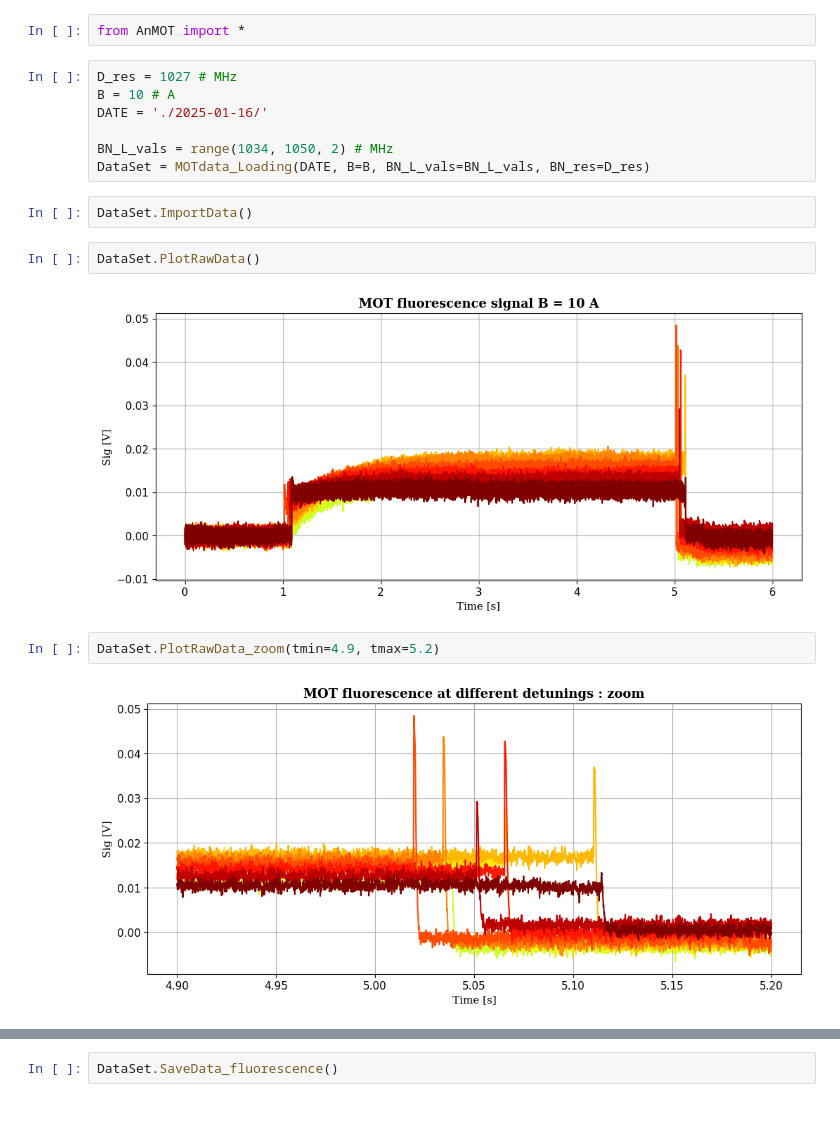
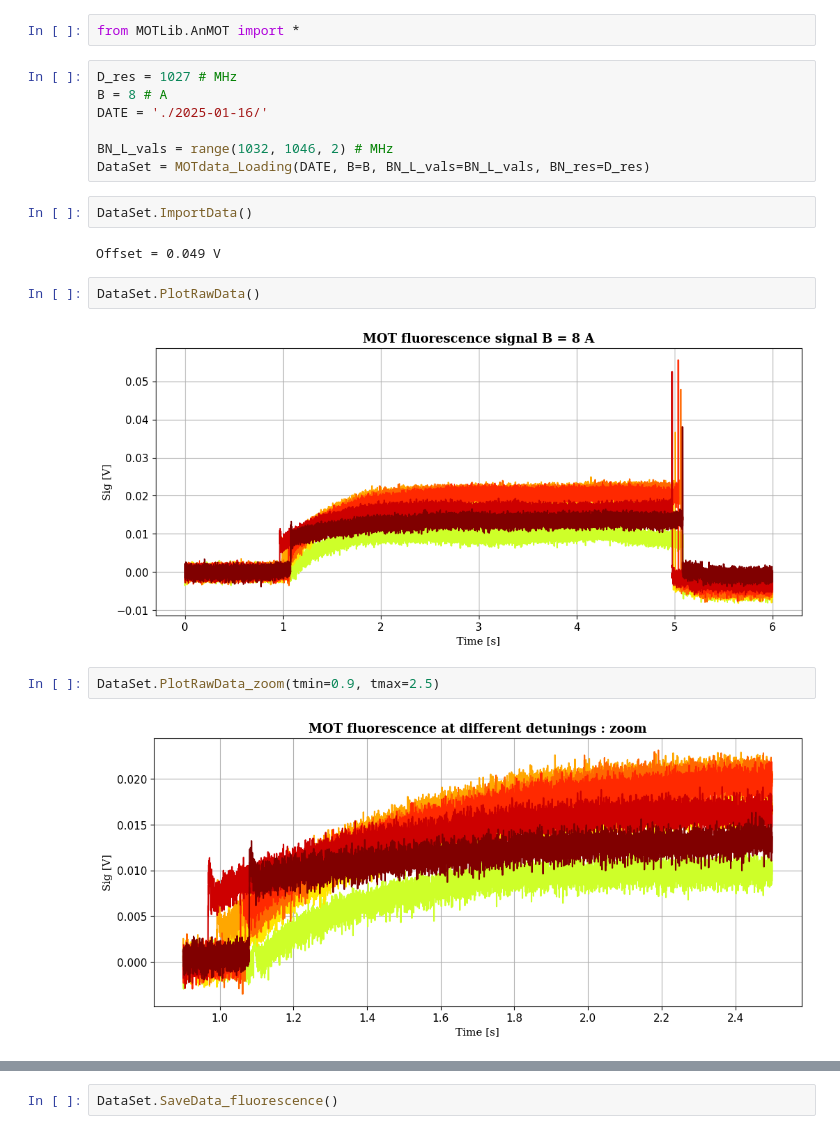
Before and after one commit to Leonardo-Razzai/MOT, a Jupyter notebook: Data/varying_B_and_D/different_DL_analysis.ipynb, the cells around one changed output, grey strips where cells are left out. Drawn from its saved outputs; the diff is of its cells as text.

```diff
--- a/Data/varying_B_and_D/different_DL_analysis.ipynb
+++ b/Data/varying_B_and_D/different_DL_analysis.ipynb
@@ -1,20 +1,22 @@
 # %%
-from AnMOT import *
+from MOTLib.AnMOT import *
 # %%
 D_res = 1027 # MHz
-B = 10 # A
+B = 8 # A
 DATE = './2025-01-16/'
 
-BN_L_vals = range(1034, 1050, 2) # MHz
+BN_L_vals = range(1032, 1046, 2) # MHz
 DataSet = MOTdata_Loading(DATE, B=B, BN_L_vals=BN_L_vals, BN_res=D_res)
 # %%
 DataSet.ImportData()
+# %% [output]
+Offset = 0.049 V
 # %%
 DataSet.PlotRawData()
 # %% [output]
-[figure, old version]
+[figure, new version]
 # %%
-DataSet.PlotRawData_zoom(tmin=4.9, tmax=5.2)
+DataSet.PlotRawData_zoom(tmin=0.9, tmax=2.5)
 # %% [output]
-[figure, old version]
+[figure, new version]
 # %%
```
Also changed, not shown: parts of 4 cells of this notebook, 57 other files.
